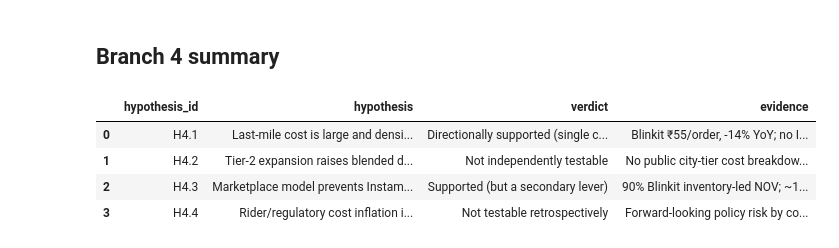
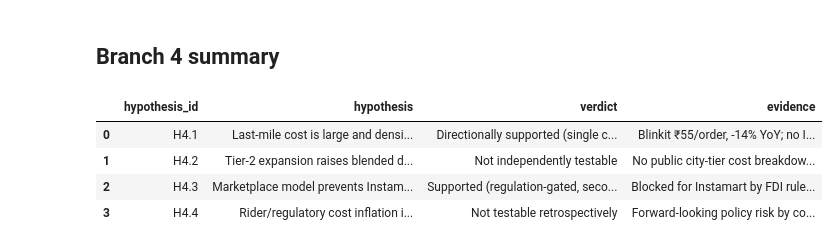
Before and after one commit to addy9051/swiggy-instamart-casestudy, a Jupyter notebook: notebooks/05_logistics_cost_benchmarking.ipynb, the cells around one changed output. Saved outputs shown, nothing was run; the diff lists cells and outputs as text; code cells hidden in the pictures.

```diff
--- a/notebooks/05_logistics_cost_benchmarking.ipynb
+++ b/notebooks/05_logistics_cost_benchmarking.ipynb
@@ -144,19 +146,19 @@ strategy recommendation rather than a tested finding.**
 # %%
 verdict = pd.DataFrame([
     dict(hypothesis_id="H4.1", hypothesis="Last-mile cost is large and density-sensitive",
          verdict="Directionally supported (single company, 2 points)", evidence="Blinkit ₹55/order, -14% YoY; no Instamart/Zepto comparator exists"),
     dict(hypothesis_id="H4.2", hypothesis="Tier-2 expansion raises blended delivery cost",
          verdict="Not independently testable", evidence="No public city-tier cost breakdown for any player"),
     dict(hypothesis_id="H4.3", hypothesis="Marketplace model prevents Instamart from matching Blinkit's replenishment efficiency",
-         verdict="Supported (but a secondary lever)", evidence="90% Blinkit inventory-led NOV; ~100bps EBITDA accretion + ~300bps gross-margin lift (Blinkit-observed, Eternal CFO); Swiggy's IOCC vote to follow fell 2.65pp short of 75%. Simulations (06a/06d) rate it secondary to density"),
+         verdict="Supported (regulation-gated, secondary lever)", evidence="Blocked for Instamart by FDI rules (needs IOCC); enabling vote fell 2.65pp short of 75%. 90% Blinkit inventory-led NOV, ~100bps EBITDA. Secondary to density (06a/06d)"),
     dict(hypothesis_id="H4.4", hypothesis="Rider/regulatory cost inflation is a forward risk",
          verdict="Not testable retrospectively", evidence="Forward-looking policy risk by construction, not a backward-looking metric"),
 ])
 verdict.to_csv(PROCESSED / "b4_verdict_summary.csv", index=False)
 verdict
 # %% [output]
 |  | hypothesis_id | hypothesis | verdict | evidence |
 | 0 | H4.1 | Last-mile cost is large and densi... | Directionally supported (single c... | Blinkit ₹55/order, -14% YoY; no I... |
 | 1 | H4.2 | Tier-2 expansion raises blended d... | Not independently testable | No public city-tier cost breakdow... |
-| 2 | H4.3 | Marketplace model prevents Instam... | Supported (but a secondary lever) | 90% Blinkit inventory-led NOV; ~1... |
+| 2 | H4.3 | Marketplace model prevents Instam... | Supported (regulation-gated, seco... | Blocked for Instamart by FDI rule... |
 | 3 | H4.4 | Rider/regulatory cost inflation i... | Not testable retrospectively | Forward-looking policy risk by co... |
```
Also changed, not shown: parts of 3 cells of this notebook, 16 other files.
